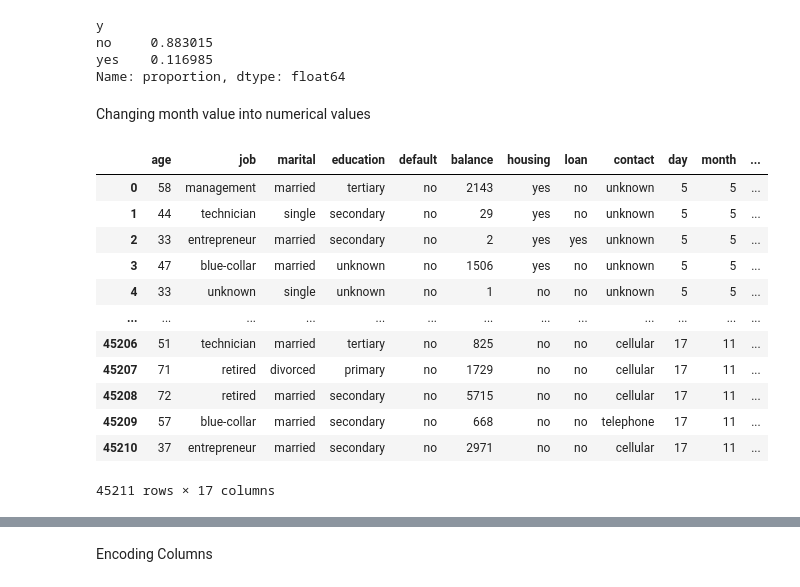
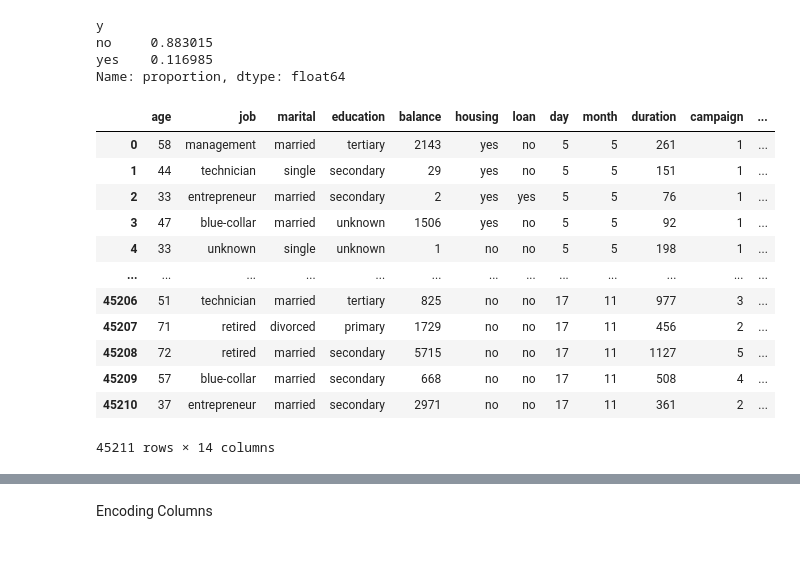
Before and after one commit to llawlaw23/Data-Analytics-Pathway-Assessment, a Jupyter notebook: Bank Data Analysis.ipynb, the cells around one changed output, grey strips where cells are left out. Drawn from its saved outputs; the diff is of its cells as text; code cells hidden in the pictures; blank space fills up the shorter version.

```diff
--- a/Bank Data Analysis.ipynb
+++ b/Bank Data Analysis.ipynb
@@ -101,8 +121,6 @@ y
 no     0.883015
 yes    0.116985
 Name: proportion, dtype: float64
-# %% [markdown]
-Changing month value into numerical values
 # %%
 month_to_nv = {
     "jan": 1,
@@ -123,20 +141,20 @@ for df in [law]:
     if "month" in df.columns and df["month"].dtype == "object":
         df["month"] = df["month"].map(month_to_nv)
-# %%
-law
-# %% [output]
-|  | age | job | marital | education | default | balance | housing | loan | contact | day | month | ... |
-| 0 | 58 | management | married | tertiary | no | 2143 | yes | no | unknown | 5 | 5 | ... |
-| 1 | 44 | technician | single | secondary | no | 29 | yes | no | unknown | 5 | 5 | ... |
-| 2 | 33 | entrepreneur | married | secondary | no | 2 | yes | yes | unknown | 5 | 5 | ... |
-| 3 | 47 | blue-collar | married | unknown | no | 1506 | yes | no | unknown | 5 | 5 | ... |
-| 4 | 33 | unknown | single | unknown | no | 1 | no | no | unknown | 5 | 5 | ... |
-| ... | ... | ... | ... | ... | ... | ... | ... | ... | ... | ... | ... | ... |
-| 45206 | 51 | technician | married | tertiary | no | 825 | no | no | cellular | 17 | 11 | ... |
-| 45207 | 71 | retired | divorced | primary | no | 1729 | no | no | cellular | 17 | 11 | ... |
-| 45208 | 72 | retired | married | secondary | no | 5715 | no | no | cellular | 17 | 11 | ... |
-| 45209 | 57 | blue-collar | married | secondary | no | 668 | no | no | telephone | 17 | 11 | ... |
-| 45210 | 37 | entrepreneur | married | secondary | no | 2971 | no | no | cellular | 17 | 11 | ... |
-45211 rows × 17 columns
+# %%
+law_new
+# %% [output]
+|  | age | job | marital | education | balance | housing | loan | day | month | duration | campaign | ... |
+| 0 | 58 | management | married | tertiary | 2143 | yes | no | 5 | 5 | 261 | 1 | ... |
+| 1 | 44 | technician | single | secondary | 29 | yes | no | 5 | 5 | 151 | 1 | ... |
+| 2 | 33 | entrepreneur | married | secondary | 2 | yes | yes | 5 | 5 | 76 | 1 | ... |
+| 3 | 47 | blue-collar | married | unknown | 1506 | yes | no | 5 | 5 | 92 | 1 | ... |
+| 4 | 33 | unknown | single | unknown | 1 | no | no | 5 | 5 | 198 | 1 | ... |
+| ... | ... | ... | ... | ... | ... | ... | ... | ... | ... | ... | ... | ... |
+| 45206 | 51 | technician | married | tertiary | 825 | no | no | 17 | 11 | 977 | 3 | ... |
+| 45207 | 71 | retired | divorced | primary | 1729 | no | no | 17 | 11 | 456 | 2 | ... |
+| 45208 | 72 | retired | married | secondary | 5715 | no | no | 17 | 11 | 1127 | 5 | ... |
+| 45209 | 57 | blue-collar | married | secondary | 668 | no | no | 17 | 11 | 508 | 4 | ... |
+| 45210 | 37 | entrepreneur | married | secondary | 2971 | no | no | 17 | 11 | 361 | 2 | ... |
+45211 rows × 14 columns
 # %%
 # Changing Yes and No to 1 and 0 (Where Yes is 1 and No is 0)
```
Also changed, not shown: parts of 40 cells of this notebook, 2 other files.
